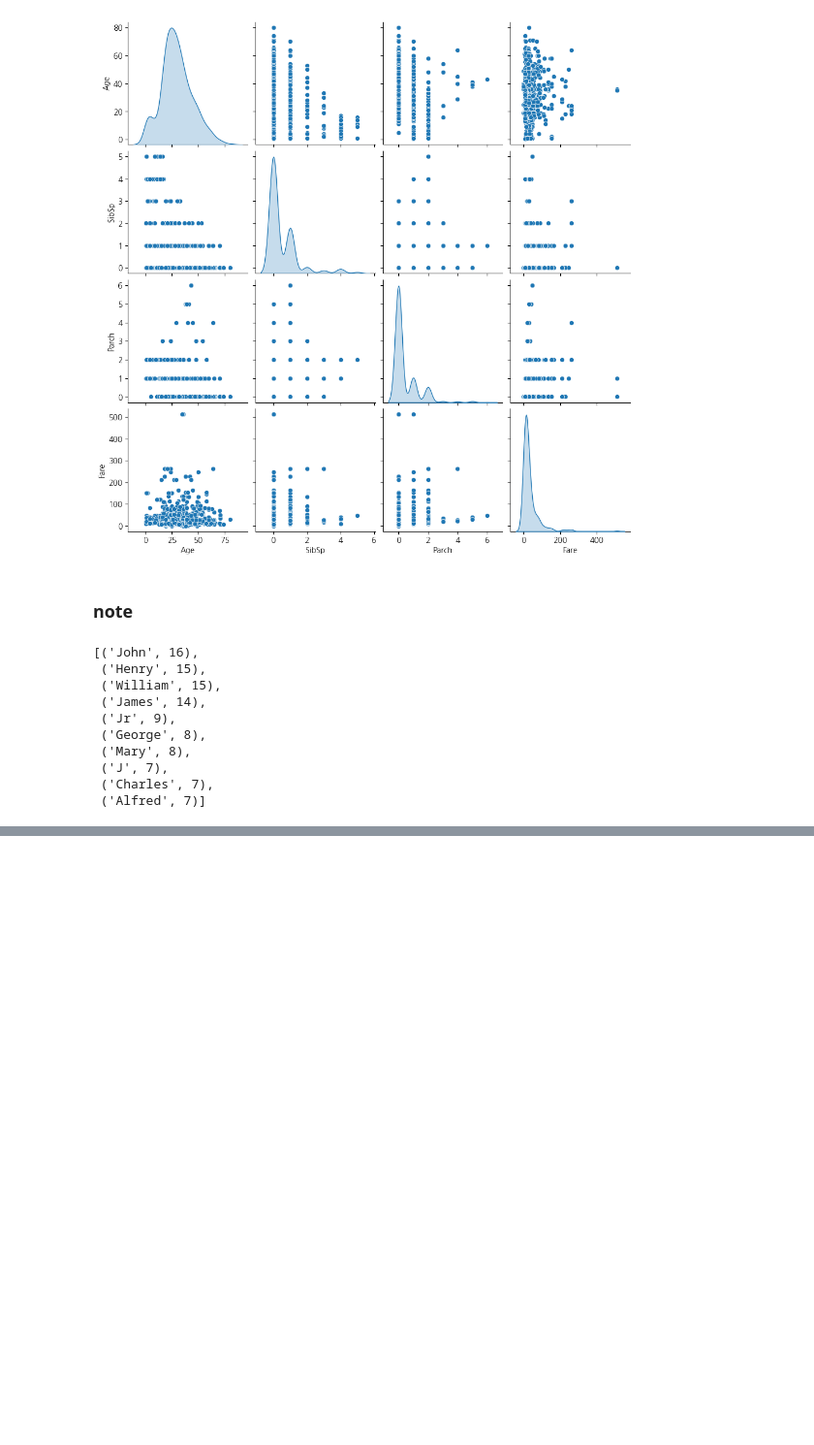
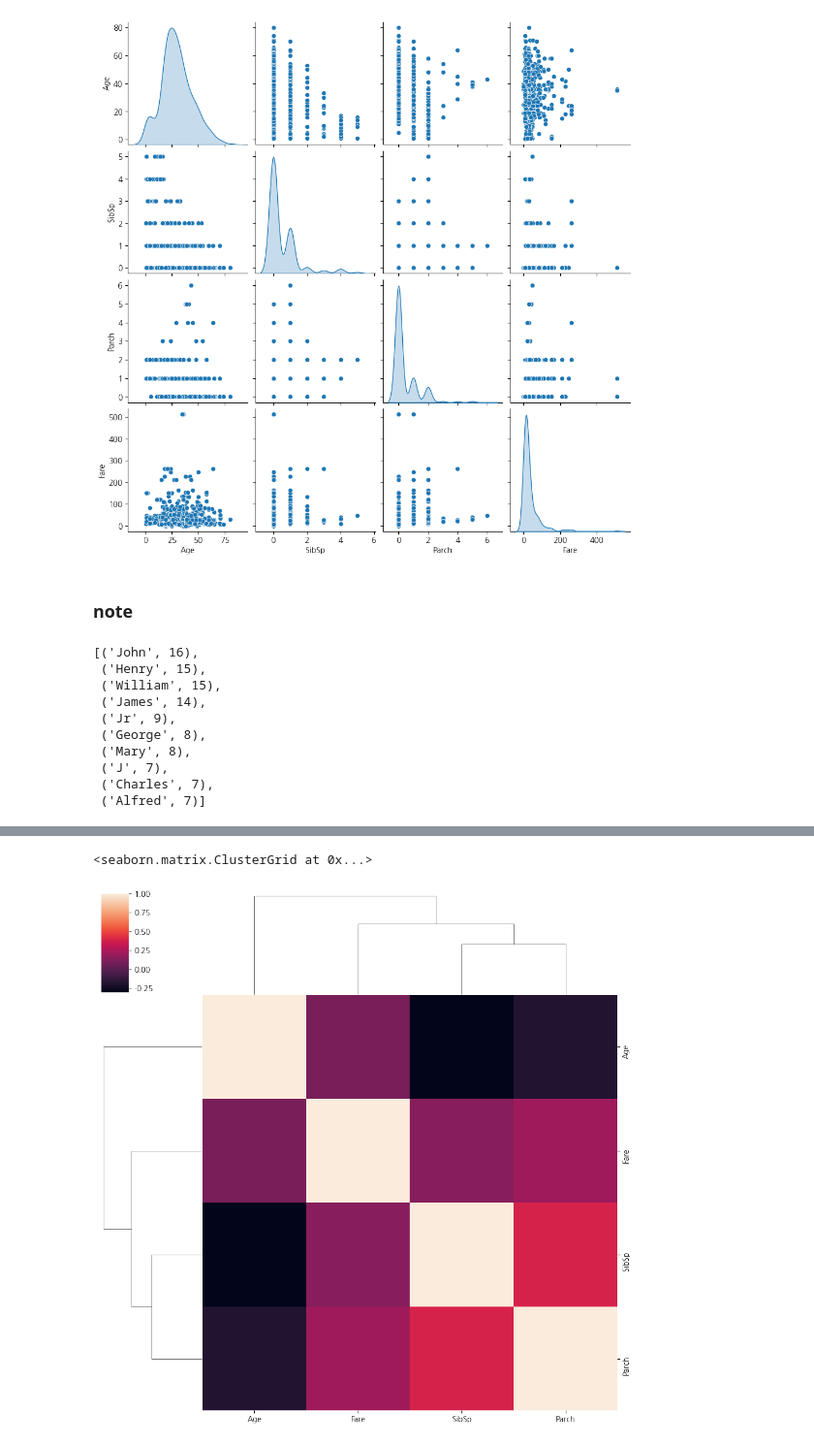
Before and after one commit to Song-Juntae/kaggle, a Jupyter notebook: getting_started/titanic/titanic.ipynb, the cells around one changed output, grey strips where cells are left out. Shown at 97% size. Saved outputs shown, nothing was run; the diff lists cells and outputs as text; code cells hidden in the pictures; blank space fills up the shorter version.

```diff
--- a/getting_started/titanic/titanic.ipynb
+++ b/getting_started/titanic/titanic.ipynb
@@ -537,0 +554,5 @@ Counter([i.split(' ')[-1] if len(i.split(' ')) > 1 else i for i in df_train['Nam
+# %%
+sns.clustermap(df_train_결측치처리1[수치형변수].corr())
+# %% [output]
+<seaborn.matrix.ClusterGrid at 0x...>
+[figure, added]
```
Also changed, not shown: parts of 2 cells of this notebook.
